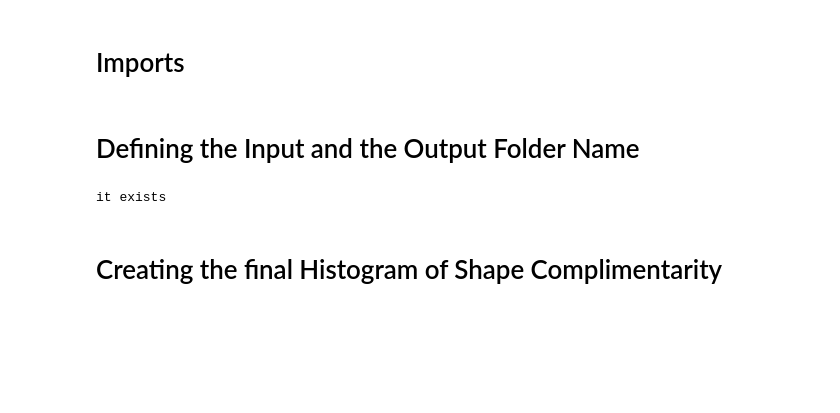
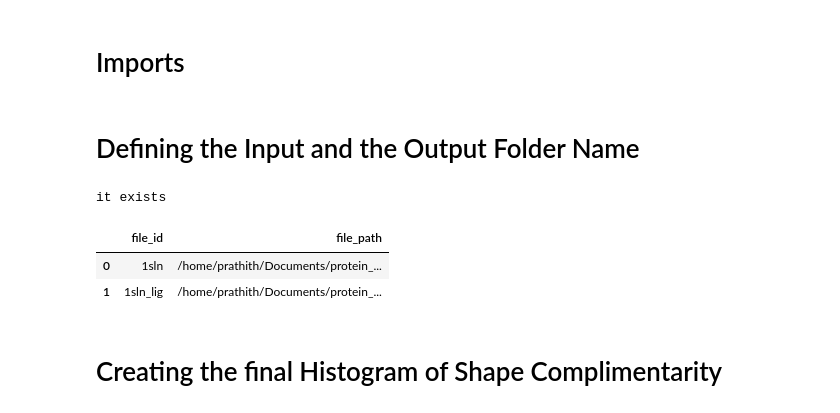
Before and after one commit to prathithbhargav/robust-surface-curvature, a Jupyter notebook: shape_complimentarity.ipynb, the cells around one changed output. Cells and saved outputs as stored; diff of their text form; code cells hidden in the pictures; blank space fills up the shorter version.

Commit message:
changed the regex methods to glob ones

```diff
--- a/shape_complimentarity.ipynb
+++ b/shape_complimentarity.ipynb
@@ -57,28 +57,31 @@ plt.rcParams.update({'figure.autolayout': True})
 # %%
 input_folder_name = 'Protein-inhibitor'
 output_folder_name = 'output_protein-ligand'
 path = Path(os.path.abspath('./data/'))
 sub_path = Path(os.path.abspath('./data/'+input_folder_name))
 OUTPUT = output_folder_name
 try:
     os.mkdir(os.path.expanduser(path/OUTPUT))
     # this is making the directory of that name
 except FileExistsError:
     print("it exists")
 
 df_of_dms_files = pd.DataFrame(columns=['file_id','file_path'])
-for files in glob.glob(sub_path.as_posix()+"/*.dms"): #gets files having .dms extension in the said directory
-    filename = files
+for file in glob.glob(sub_path.as_posix()+"/*.dms"): #gets files having .dms extension in the said directory
+    filename = file
     if filename in list(df_of_dms_files['file_path']):
         break
     else:
-        structure_id = regex.search(
-            r"(?:.+[/\\])(.+)(?:\.dms)", filename).group(1)
-        s1 = structure_id #s1 becomes structure ID
+        structure_id = os.path.basename(filename)
+        s1 = structure_id.split('.')[0] #s1 becomes structure ID
         new_df = pd.DataFrame({'file_id':[s1],'file_path':[filename]})
         df_of_dms_files = pd.concat([df_of_dms_files,new_df],ignore_index=True)
+df_of_dms_files
 # %% [output]
 it exists
+|  | file_id | file_path |
+| 0 | 1sln | /home/prathith/Documents/protein_... |
+| 1 | 1sln_lig | /home/prathith/Documents/protein_... |
 # %%
 def write_pdb_X_file(filename,s1):
 
```
Also changed, not shown: parts of 1 cell of this notebook, 5 other files.
